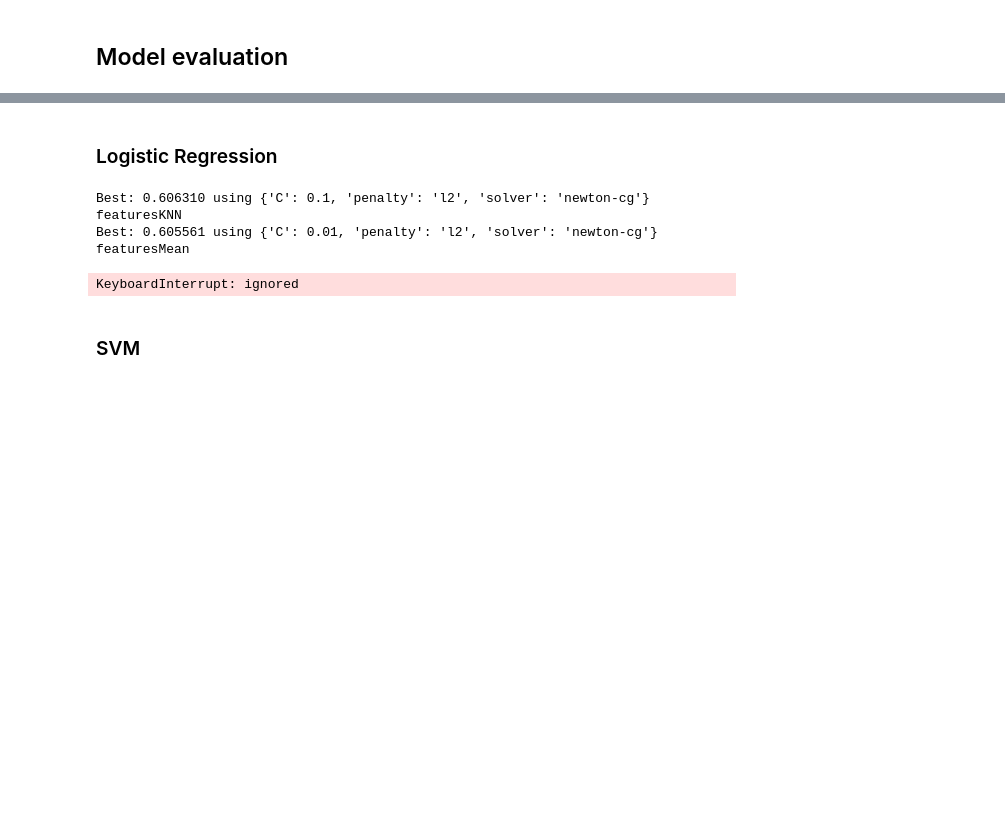
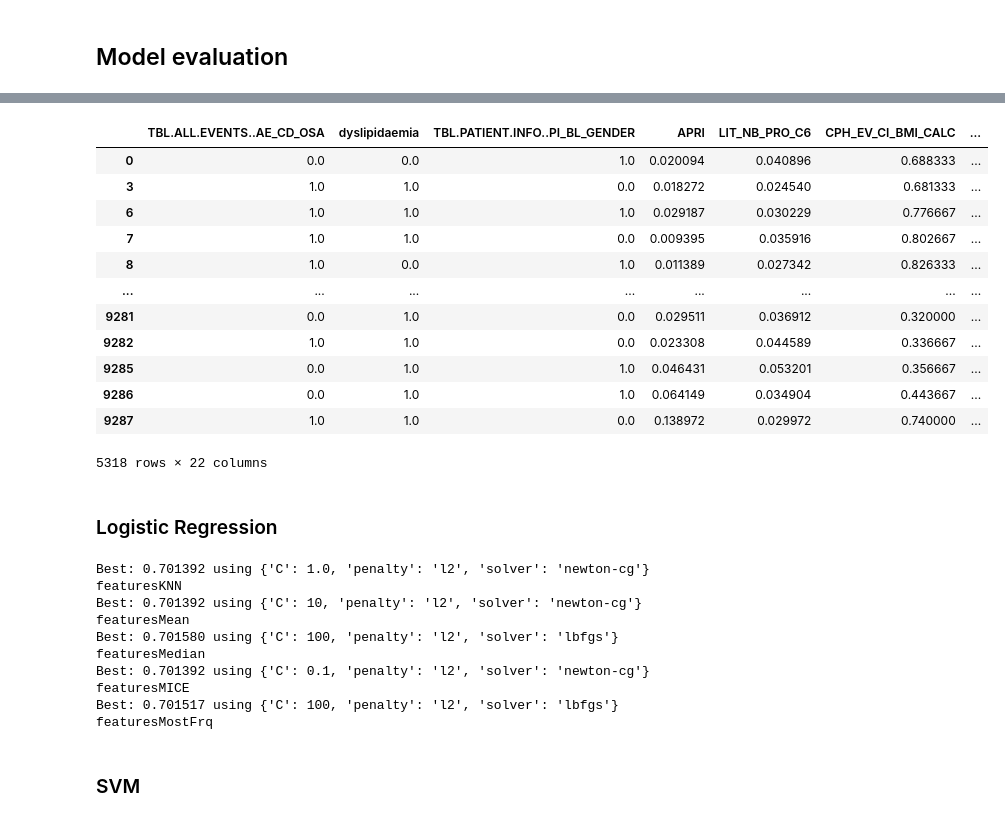
Before and after one commit to LBncl/AmazonMLInterviewQuestion, a Jupyter notebook: NAFLD.ipynb, the cells around one changed output, grey strips where cells are left out. Saved outputs shown, nothing was run; the diff lists cells and outputs as text; code cells hidden in the pictures; blank space fills up the shorter version.

```diff
--- a/NAFLD.ipynb
+++ b/NAFLD.ipynb
@@ -172,4 +289,34 @@ def train_test (fdf):
   return X_train, X_test, y_train, y_test
+# %%
+# Filter all data frames based upon best features
+featuresKNN = featuresKNN[features_selected]
+featuresMean = featuresMean[features_selected]
+featuresMedian = featuresMedian[features_selected]
+featuresMICE = featuresMICE[features_selected]
+featuresMostFrq = featuresMostFrq[features_selected]
+
+imputed_features = [featuresKNN,featuresMean,featuresMedian,featuresMICE,featuresMostFrq]
+
+# Add response variable to all imputed datasets
+for i in range(len(imputed_features)):
+  df = imputed_features[i]
+  df['response'] = response
+# %%
+featuresKNN
+# %% [output]
+|  | TBL.ALL.EVENTS..AE_CD_OSA | dyslipidaemia | TBL.PATIENT.INFO..PI_BL_GENDER | APRI | LIT_NB_PRO_C6 | CPH_EV_CI_BMI_CALC | ... |
+| 0 | 0.0 | 0.0 | 1.0 | 0.020094 | 0.040896 | 0.688333 | ... |
+| 3 | 1.0 | 1.0 | 0.0 | 0.018272 | 0.024540 | 0.681333 | ... |
+| 6 | 1.0 | 1.0 | 1.0 | 0.029187 | 0.030229 | 0.776667 | ... |
+| 7 | 1.0 | 1.0 | 0.0 | 0.009395 | 0.035916 | 0.802667 | ... |
+| 8 | 1.0 | 0.0 | 1.0 | 0.011389 | 0.027342 | 0.826333 | ... |
+| ... | ... | ... | ... | ... | ... | ... | ... |
+| 9281 | 0.0 | 1.0 | 0.0 | 0.029511 | 0.036912 | 0.320000 | ... |
+| 9282 | 1.0 | 1.0 | 0.0 | 0.023308 | 0.044589 | 0.336667 | ... |
+| 9285 | 0.0 | 1.0 | 1.0 | 0.046431 | 0.053201 | 0.356667 | ... |
+| 9286 | 0.0 | 1.0 | 1.0 | 0.064149 | 0.034904 | 0.443667 | ... |
+| 9287 | 1.0 | 1.0 | 0.0 | 0.138972 | 0.029972 | 0.740000 | ... |
+5318 rows × 22 columns
 # %% [markdown]
 ### Logistic Regression
 # %%
@@ -197,13 +344,15 @@ grid_search = GridSearchCV(estimator=logreg, param_grid=grid, n_jobs=-1, cv=cv,
 
 for i in range(len(imputed_features)):
   df = imputed_features[i]
-  grid_result = grid_search.fit(df.iloc[:, 0:35], df.iloc[: , -1])
+  grid_result = grid_search.fit(df.iloc[:, 0:len(features_selected)], df.iloc[: , -1])
 
   # summarize results
   print("Best: %f using %s" % (grid_result.best_score_, grid_result.best_params_), imputed_features_names[i])
 # %% [output]
-Best: 0.606310 using {'C': 0.1, 'penalty': 'l2', 'solver': 'newton-cg'} featuresKNN
-Best: 0.605561 using {'C': 0.01, 'penalty': 'l2', 'solver': 'newton-cg'} featuresMean
+Best: 0.701392 using {'C': 1.0, 'penalty': 'l2', 'solver': 'newton-cg'} featuresKNN
+Best: 0.701392 using {'C': 10, 'penalty': 'l2', 'solver': 'newton-cg'} featuresMean
+Best: 0.701580 using {'C': 100, 'penalty': 'l2', 'solver': 'lbfgs'} featuresMedian
+Best: 0.701392 using {'C': 0.1, 'penalty': 'l2', 'solver': 'newton-cg'} featuresMICE
+Best: 0.701517 using {'C': 100, 'penalty': 'l2', 'solver': 'lbfgs'} featuresMostFrq
-KeyboardInterrupt: ignored
 # %% [markdown]
 ### SVM
```
Also changed, not shown: parts of 18 cells of this notebook.
